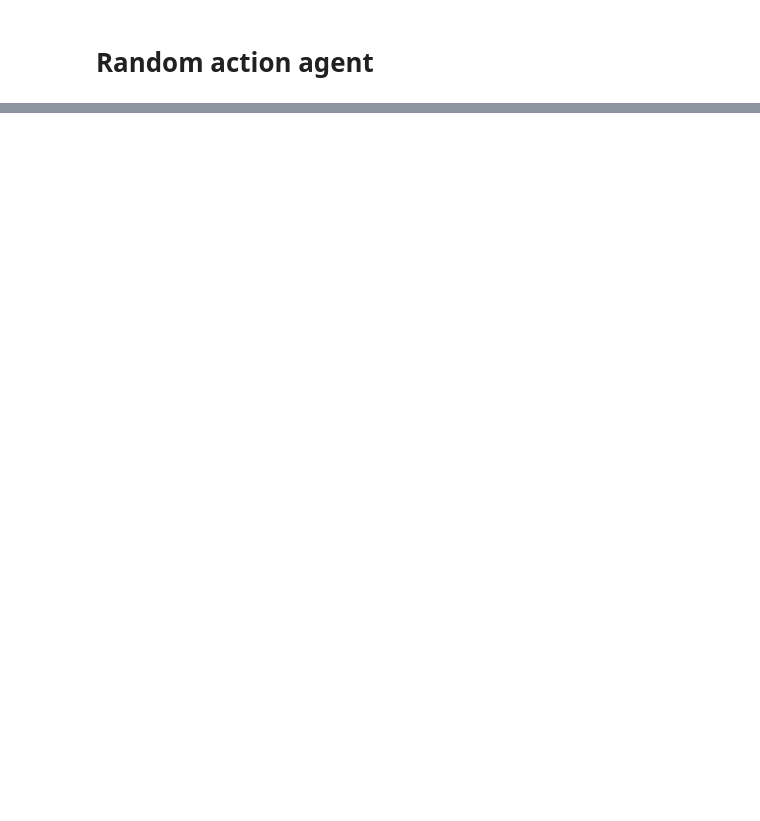
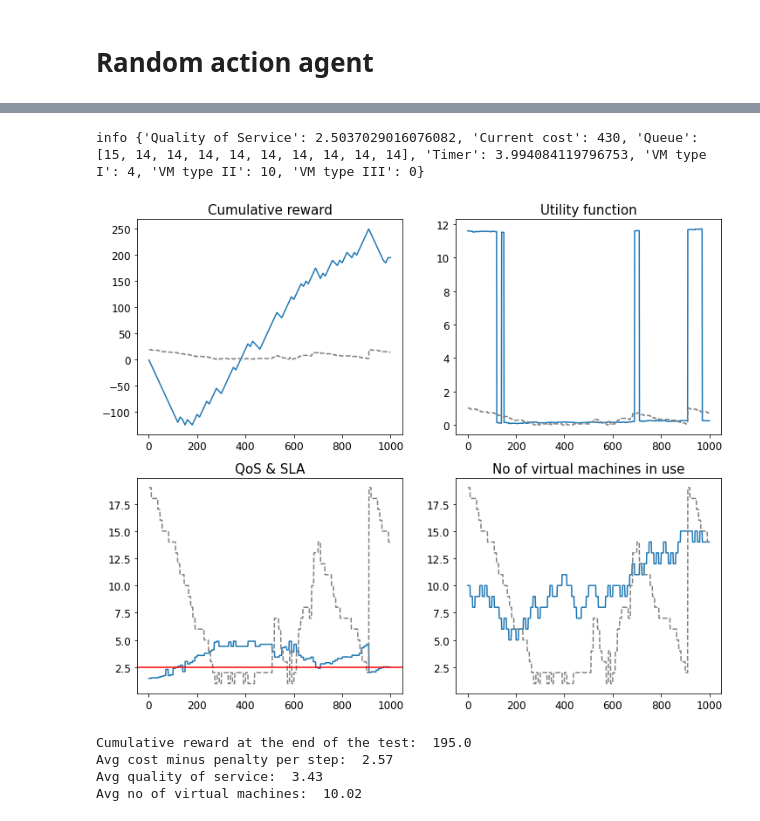
Before and after one commit to dkapczynska/Resource_management_RL, a Jupyter notebook: 01.Random_action_model.ipynb, the cells around one changed output, grey strips where cells are left out. Drawn from its saved outputs; the diff is of its cells as text; code cells hidden in the pictures; blank space fills up the shorter version.

```diff
--- a/01.Random_action_model.ipynb
+++ b/01.Random_action_model.ipynb
@@ -142,0 +51,10 @@ Avg no of virtual machines:  11.49
+# %%
+SCENARIO = "Environment/Scenarios/test_scenario_3_random.txt"
+test_model(SLA, VM_TYPE1, VM_TYPE2, VM_TYPE3, STEPS, SCENARIO, PENALTY, ALPHA, BETA, 'False')
+# %% [output]
+info {'Quality of Service': 2.5037029016076082, 'Current cost': 430, 'Queue': [15, 14, 14, 14, 14, 14, 14, 14, 14, 14], 'Timer': 3.994084119796753, 'VM type I': 4, 'VM type II': 10, 'VM type III': 0}
+[figure, added]
+Cumulative reward at the end of the test:  195.0
+Avg cost minus penalty per step:  2.57
+Avg quality of service:  3.43
+Avg no of virtual machines:  10.02
```
Also changed, not shown: parts of 20 cells of this notebook.
